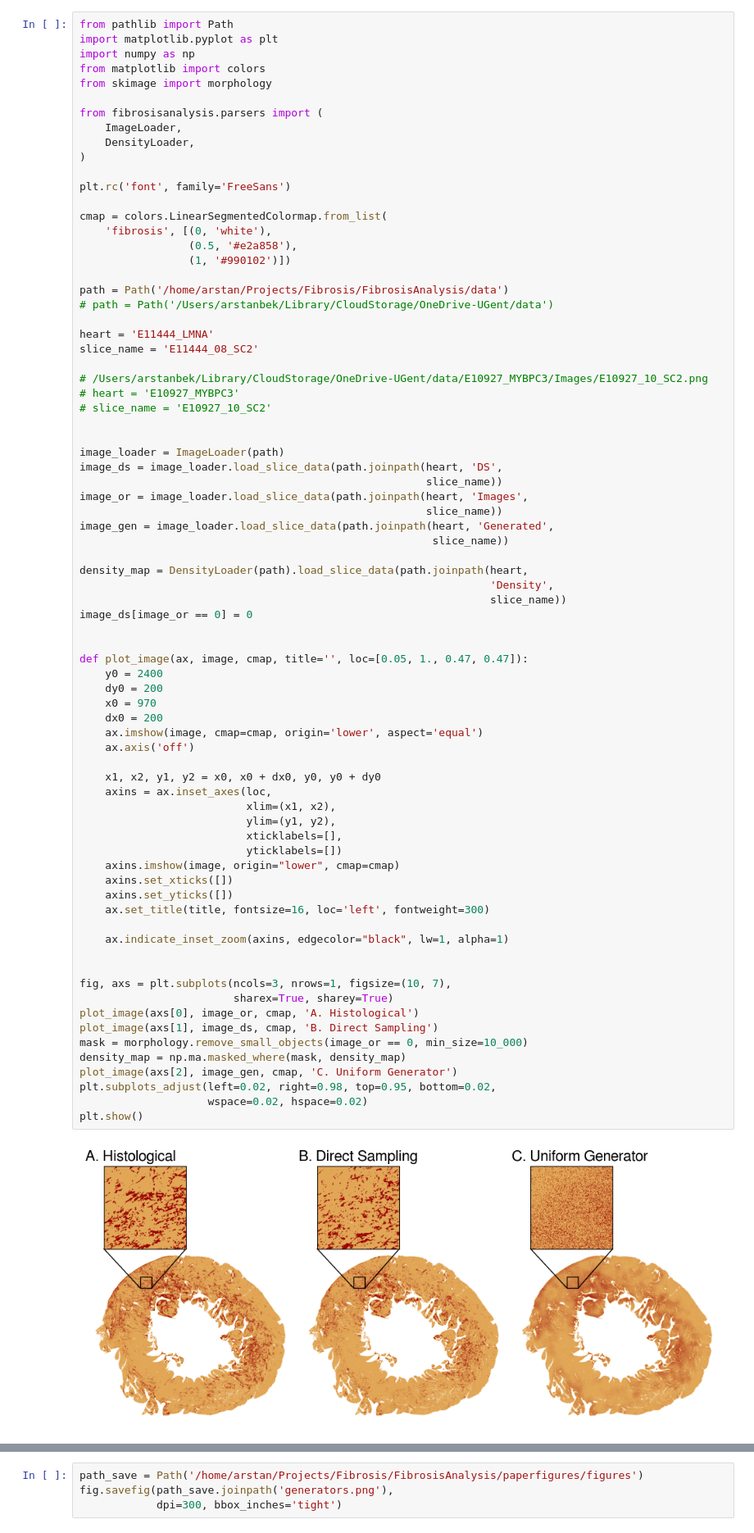
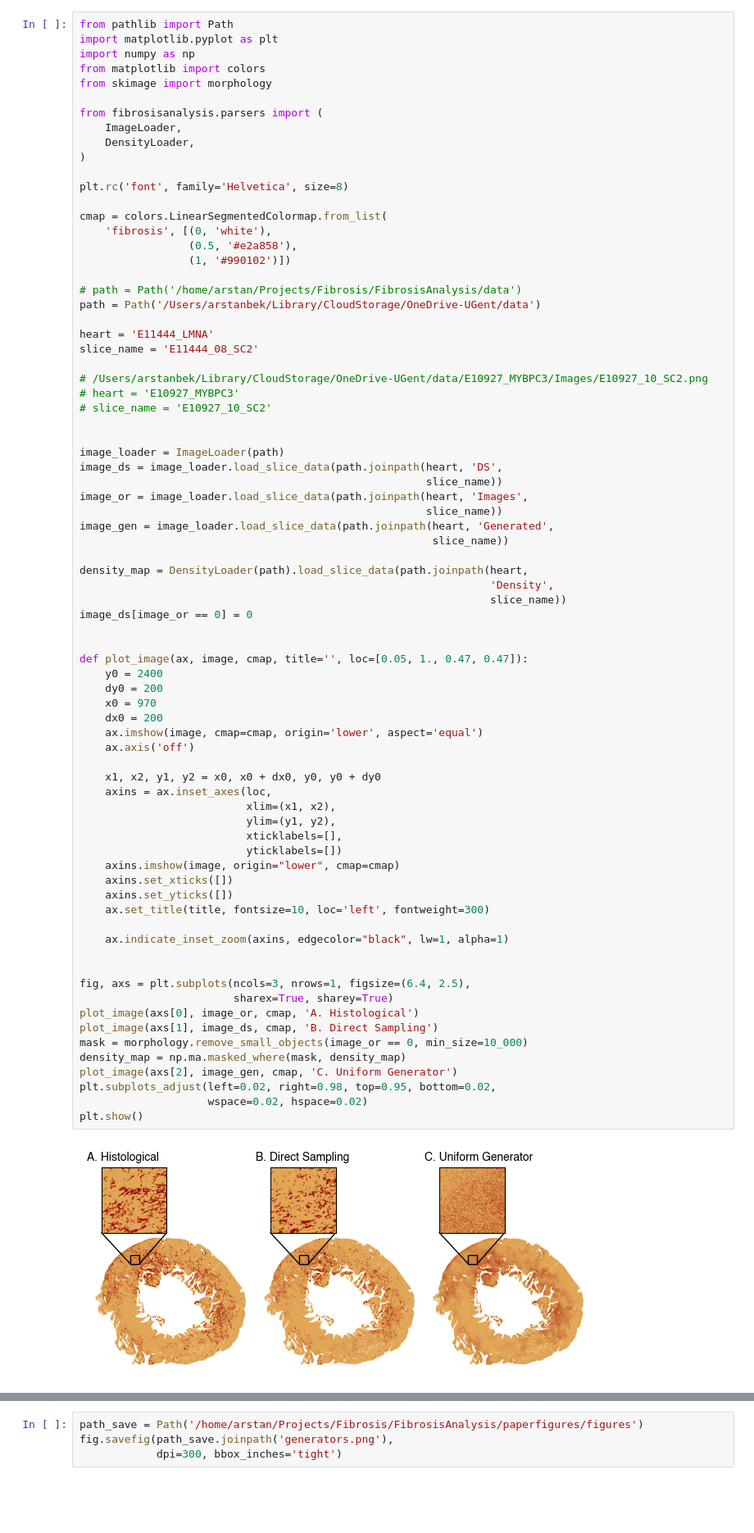
Before and after one commit to AOkenov/FibrosisAnalysis, a Jupyter notebook: paperfigures/methods_generators.ipynb, the cells around one changed output, grey strips where cells are left out. Shown at 82% size. Saved outputs shown, nothing was run; the diff lists cells and outputs as text; blank space fills up the shorter version.

```diff
--- a/paperfigures/methods_generators.ipynb
+++ b/paperfigures/methods_generators.ipynb
@@ -106,15 +106,15 @@ from fibrosisanalysis.parsers import (
     DensityLoader,
 )
 
-plt.rc('font', family='FreeSans')
+plt.rc('font', family='Helvetica', size=8)
 
 cmap = colors.LinearSegmentedColormap.from_list(
     'fibrosis', [(0, 'white'),
                  (0.5, '#e2a858'),
                  (1, '#990102')])
 
-path = Path('/home/arstan/Projects/Fibrosis/FibrosisAnalysis/data')
-# path = Path('/Users/arstanbek/Library/CloudStorage/OneDrive-UGent/data')
+# path = Path('/home/arstan/Projects/Fibrosis/FibrosisAnalysis/data')
+path = Path('/Users/arstanbek/Library/CloudStorage/OneDrive-UGent/data')
 
 heart = 'E11444_LMNA'
 slice_name = 'E11444_08_SC2'
@@ -142,33 +142,33 @@ def plot_image(ax, image, cmap, title='', loc=[0.05, 1., 0.47, 0.47]):
     y0 = 2400
     dy0 = 200
     x0 = 970
     dx0 = 200
     ax.imshow(image, cmap=cmap, origin='lower', aspect='equal')
     ax.axis('off')
 
     x1, x2, y1, y2 = x0, x0 + dx0, y0, y0 + dy0
     axins = ax.inset_axes(loc,
                           xlim=(x1, x2),
                           ylim=(y1, y2),
                           xticklabels=[],
                           yticklabels=[])
     axins.imshow(image, origin="lower", cmap=cmap)
     axins.set_xticks([])
     axins.set_yticks([])
-    ax.set_title(title, fontsize=16, loc='left', fontweight=300)
+    ax.set_title(title, fontsize=10, loc='left', fontweight=300)
 
     ax.indicate_inset_zoom(axins, edgecolor="black", lw=1, alpha=1)
 
 
-fig, axs = plt.subplots(ncols=3, nrows=1, figsize=(10, 7),
+fig, axs = plt.subplots(ncols=3, nrows=1, figsize=(6.4, 2.5),
                         sharex=True, sharey=True)
 plot_image(axs[0], image_or, cmap, 'A. Histological')
 plot_image(axs[1], image_ds, cmap, 'B. Direct Sampling')
 mask = morphology.remove_small_objects(image_or == 0, min_size=10_000)
 density_map = np.ma.masked_where(mask, density_map)
 plot_image(axs[2], image_gen, cmap, 'C. Uniform Generator')
 plt.subplots_adjust(left=0.02, right=0.98, top=0.95, bottom=0.02,
                     wspace=0.02, hspace=0.02)
 plt.show()
 # %% [output]
-[figure, old version]
+[figure, new version]
```
Also changed, not shown: parts of 1 cell of this notebook, 39 other files.
